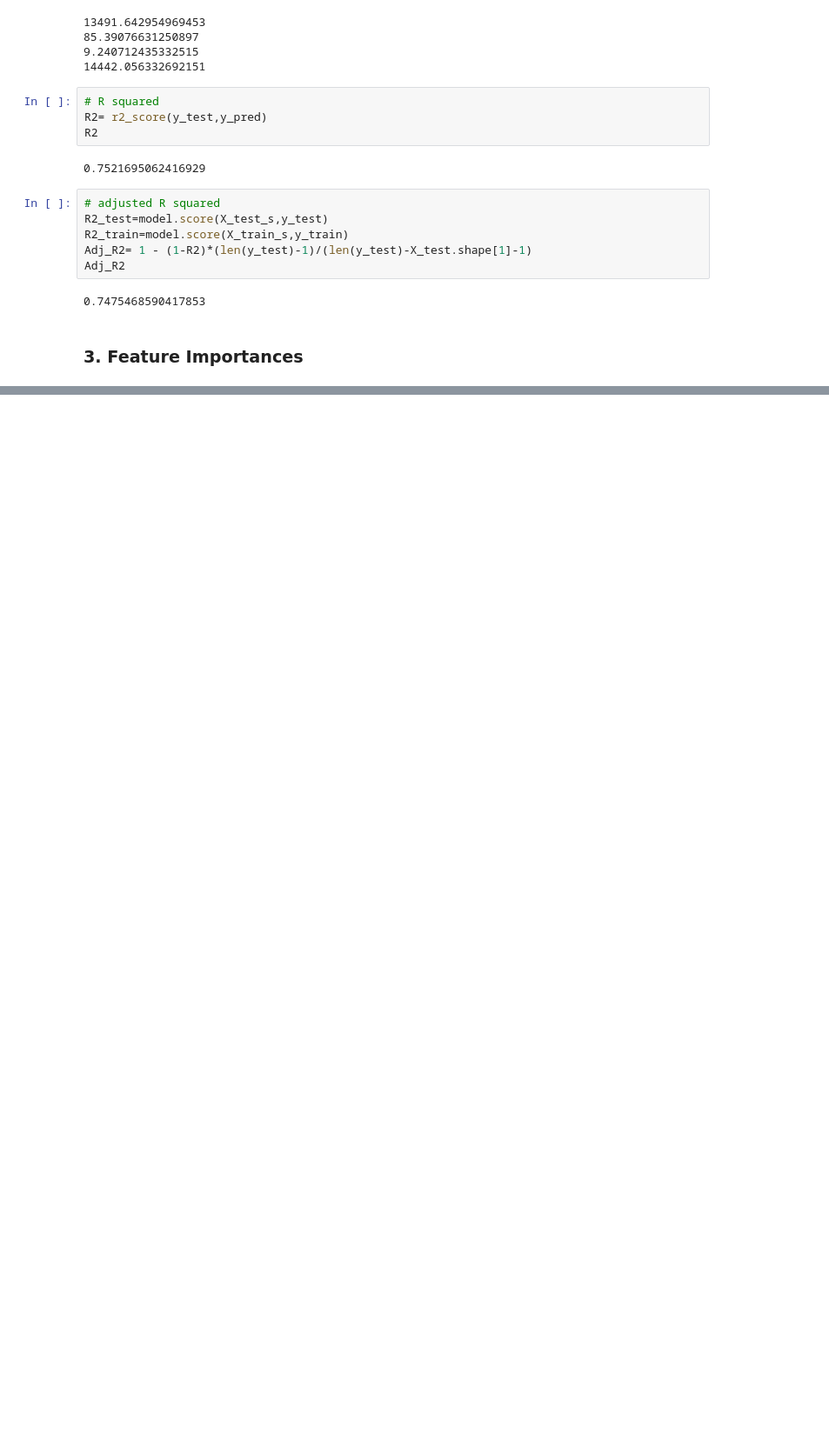
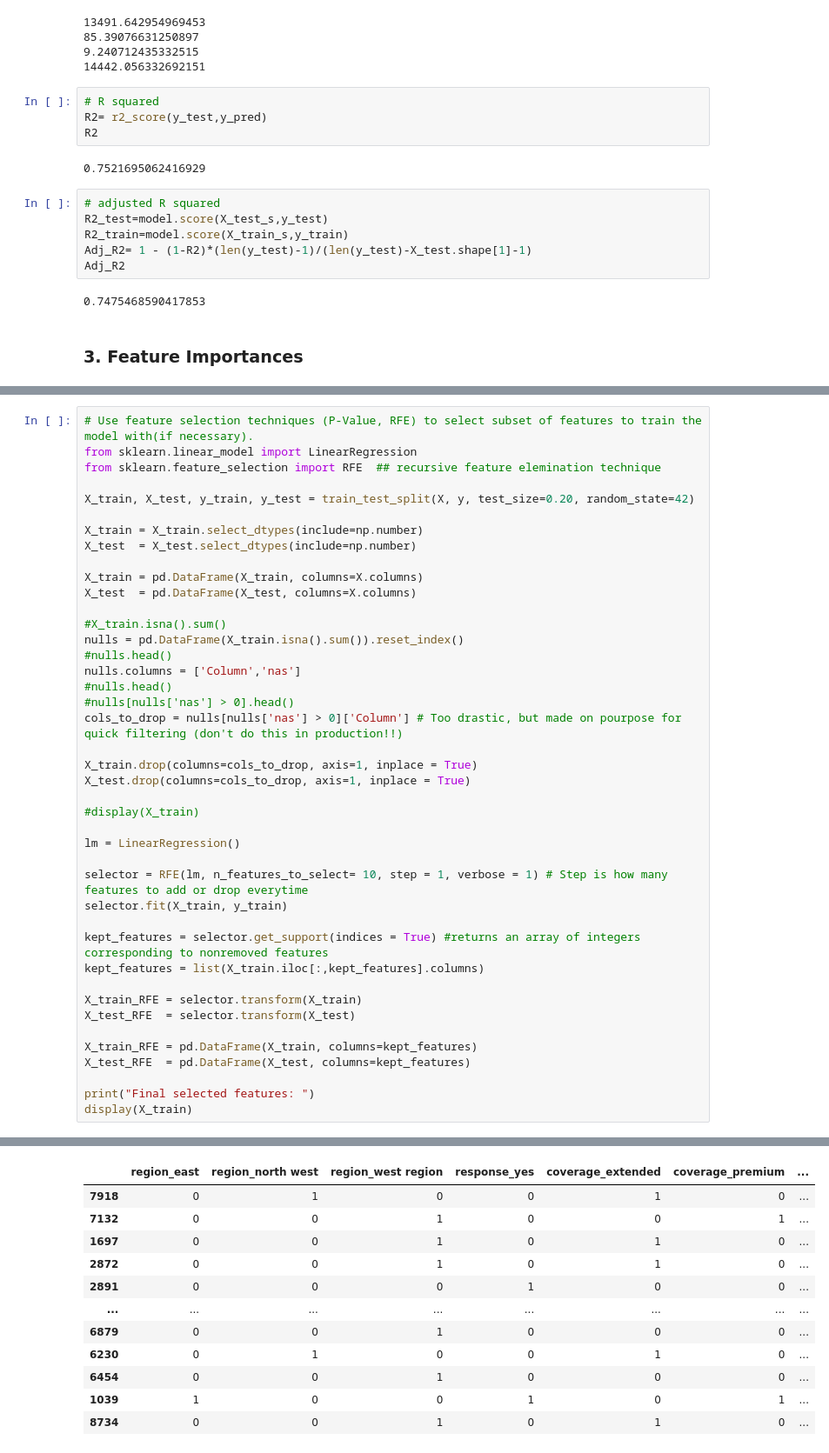
Before and after one commit to duodeng/IronDuo, a Jupyter notebook: Homework/01_31_Linear Regression.ipynb, the cells around one changed output, grey strips where cells are left out. Shown at 87% size. Cells and saved outputs as stored; diff of their text form; blank space fills up the shorter version.

```diff
--- a/Homework/01_31_Linear Regression.ipynb
+++ b/Homework/01_31_Linear Regression.ipynb
@@ -299,0 +380,43 @@ sns.barplot(x="education", y='total_claim_amount', data=df, ax=ax)
+# %%
+# Use feature selection techniques (P-Value, RFE) to select subset of features to train the model with(if necessary).
+from sklearn.linear_model import LinearRegression
+from sklearn.feature_selection import RFE  ## recursive feature elemination technique
+
+X_train, X_test, y_train, y_test = train_test_split(X, y, test_size=0.20, random_state=42)
+
+X_train = X_train.select_dtypes(include=np.number)
+X_test  = X_test.select_dtypes(include=np.number)
+
+X_train = pd.DataFrame(X_train, columns=X.columns)
+X_test  = pd.DataFrame(X_test, columns=X.columns)
+
+#X_train.isna().sum()
+nulls = pd.DataFrame(X_train.isna().sum()).reset_index()
+#nulls.head()
+nulls.columns = ['Column','nas']
+#nulls.head()
+#nulls[nulls['nas'] > 0].head()
+cols_to_drop = nulls[nulls['nas'] > 0]['Column'] # Too drastic, but made on pourpose for quick filtering (don't do this in production!!)
+
+X_train.drop(columns=cols_to_drop, axis=1, inplace = True)
+X_test.drop(columns=cols_to_drop, axis=1, inplace = True)
+
+#display(X_train)
+
+lm = LinearRegression()
+
+selector = RFE(lm, n_features_to_select= 10, step = 1, verbose = 1) # Step is how many features to add or drop everytime
+selector.fit(X_train, y_train)
+
+kept_features = selector.get_support(indices = True) #returns an array of integers corresponding to nonremoved features
+kept_features = list(X_train.iloc[:,kept_features].columns)
+
+X_train_RFE = selector.transform(X_train)
+X_test_RFE  = selector.transform(X_test)
+
+X_train_RFE = pd.DataFrame(X_train, columns=kept_features)
+X_test_RFE  = pd.DataFrame(X_test, columns=kept_features)
+
+print("Final selected features: ")
+display(X_train)
+# %% [output]
@@ -299,0 +440,12 @@ sns.barplot(x="education", y='total_claim_amount', data=df, ax=ax)
+|  | region_east | region_north west | region_west region | response_yes | coverage_extended | coverage_premium | ... |
+| 7918 | 0 | 1 | 0 | 0 | 1 | 0 | ... |
+| 7132 | 0 | 0 | 1 | 0 | 0 | 1 | ... |
+| 1697 | 0 | 0 | 1 | 0 | 1 | 0 | ... |
+| 2872 | 0 | 0 | 1 | 0 | 1 | 0 | ... |
+| 2891 | 0 | 0 | 0 | 1 | 0 | 0 | ... |
+| ... | ... | ... | ... | ... | ... | ... | ... |
+| 6879 | 0 | 0 | 1 | 0 | 0 | 0 | ... |
+| 6230 | 0 | 1 | 0 | 0 | 1 | 0 | ... |
+| 6454 | 0 | 0 | 1 | 0 | 0 | 0 | ... |
+| 1039 | 1 | 0 | 0 | 1 | 0 | 1 | ... |
+| 8734 | 0 | 0 | 1 | 0 | 1 | 0 | ... |
```
Also changed, not shown: parts of 27 cells of this notebook.
